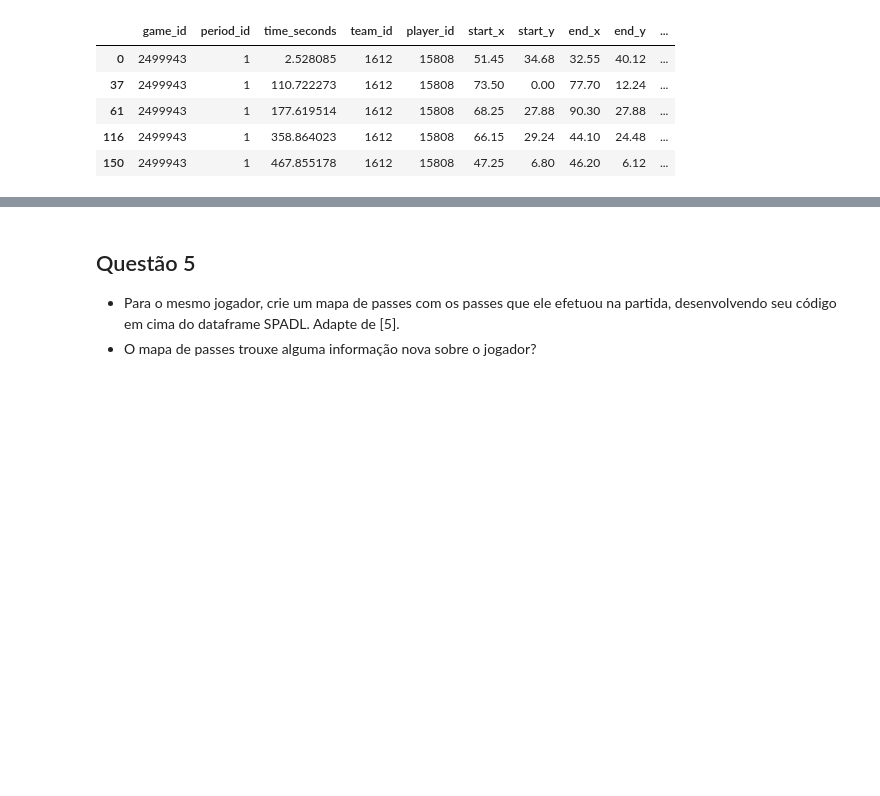
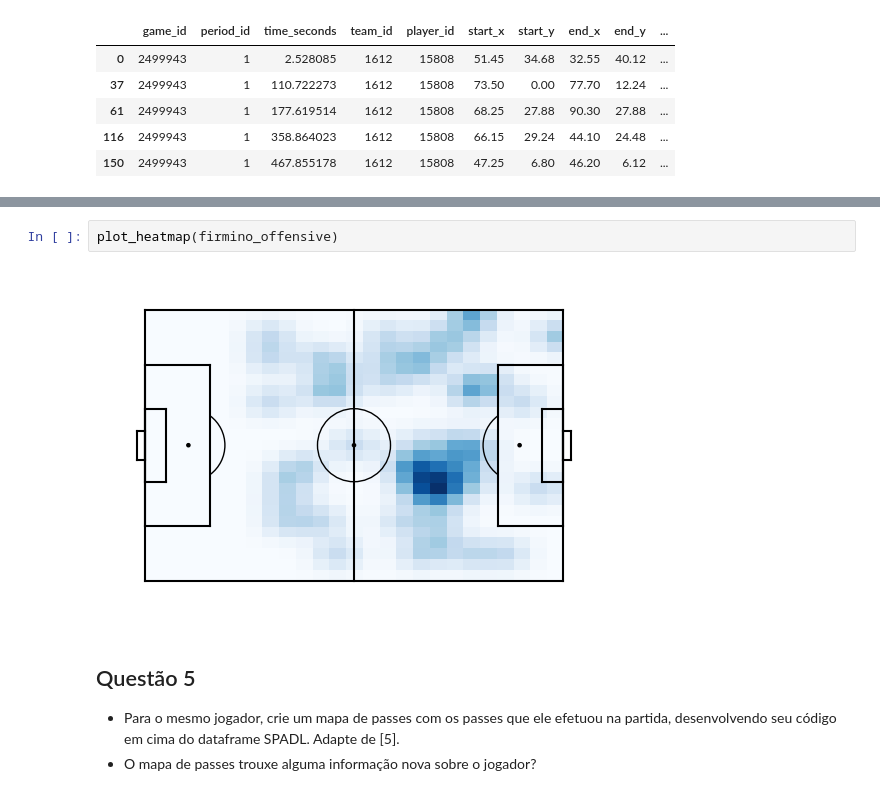
Before and after one commit to paduathiago/Data-Science-Applied-to-Soccer, a Jupyter notebook: Activities/ativ_3.ipynb, the cells around one changed output, grey strips where cells are left out. Saved outputs shown, nothing was run; the diff lists cells and outputs as text; blank space fills up the shorter version.

```diff
--- a/Activities/ativ_3.ipynb
+++ b/Activities/ativ_3.ipynb
@@ -254,3 +262,7 @@ array(['pass', 'throw_in', 'interception', 'dribble', 'cross', 'shot',
+# %%
+plot_heatmap(firmino_offensive)
+# %% [output]
+[figure, added]
 # %% [markdown]
 ## Questão 5
 - Para o mesmo jogador, crie um mapa de passes com os passes que ele efetuou na partida, desenvolvendo seu código em cima do dataframe SPADL. Adapte de [5].
```
Also changed, not shown: parts of 4 cells of this notebook.
